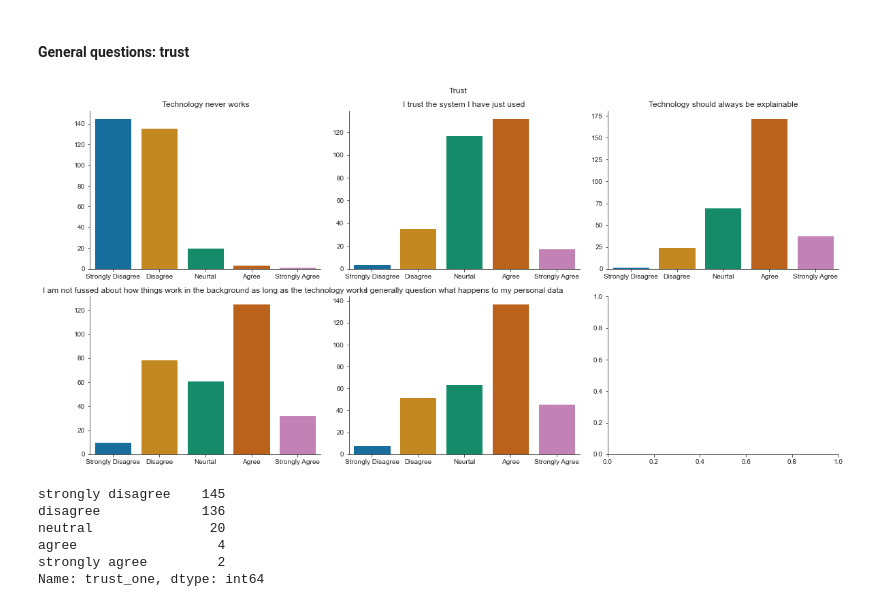
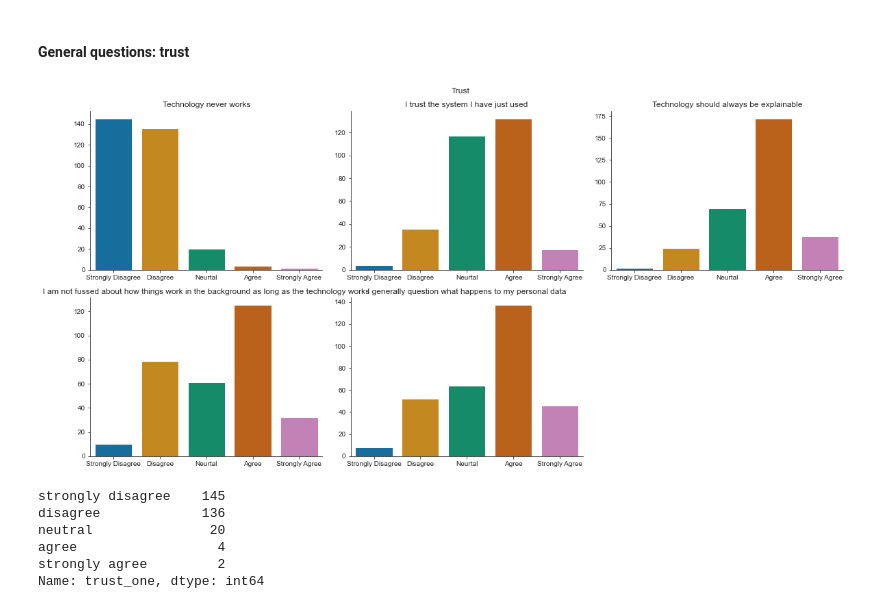
Before and after one commit to MuseRec/analytics, a Jupyter notebook: notebooks/post-study.ipynb, the cells around one changed output. Saved outputs shown, nothing was run; the diff lists cells and outputs as text; code cells hidden in the pictures.

```diff
--- a/notebooks/post-study.ipynb
+++ b/notebooks/post-study.ipynb
@@ -369,10 +369,10 @@ plt.savefig('../plots/post-study/perceived_quality_by_model_type.png', dpi = 300
 # %% [markdown]
 #### Choice Satisfaction by type of recommendation model used
 # %%
-fig, axes = plt.subplots(nrows = 3, ncols = 3, figsize = (16, 8))
+fig, axes = plt.subplots(nrows = 4, ncols = 2, figsize = (16, 16)) # 16, 8
 axes = axes.ravel()
 
-for ax, q in zip(axes, questions['satisfaction']):
+for ax, q, caption in zip(axes, questions['satisfaction'], ['a', 'b', 'c', 'd', 'e', 'f', 'g', 'h', 'i']):
     p = sns.countplot(
         x = q,
         data = data_formatted[data_formatted.condition == 'model'],
@@ -382,7 +382,7 @@ for ax, q in zip(axes, questions['satisfaction']):
     )
     p.set(
         ylabel = '',
-        xlabel = '',
+        xlabel = '(' + caption + ')',
         xticklabels = likert_mapping['formatted'],
         title = question_mappings[q]
     )
@@ -673,0 +694,25 @@ plt.savefig('../plots/post-study/relevant.png', dpi = 300)
+# %%
+fig, axes = plt.subplots(nrows = 2, ncols = 2, figsize = (16, 8))
+axes = axes.ravel()
+
+for ax, q in zip(axes, questions['relevant']):
+    p = sns.countplot(
+        x = q, data = data_formatted, ax = ax,
+        order = likert_mapping['order'],
+        hue = 'art_knowledge'
+    )
+    p.set(
+        ylabel = '',
+        xlabel = '',
+        xticklabels = likert_mapping['formatted'],
+        title = question_mappings[q]
+    )
+    p.legend_.set_title(domain_knowledge_mappings['art_knowledge_title'])
+    for t, l in zip(p.legend_.texts, domain_knowledge_mappings['art_knowledge']):
+        t.set_text(l)
+
+fig.suptitle('Relevance')
+sns.despine()
+plt.tight_layout()
+# plt.savefig('../plots/post-study/relevant.png', dpi = 300)
+plt.show()
@@ -675,27 +722,29 @@ plt.savefig('../plots/post-study/relevant.png', dpi = 300)
 #### General questions: trust
 # %%
 fig, axes = plt.subplots(nrows = 2, ncols = 3, figsize = (16, 8))
+# print(axes.shape)
+fig.delaxes(axes[1][2])
 axes = axes.ravel()
 
 for ax, q in zip(axes, questions['trust']):
     p = sns.countplot(
         x = q, data = post_study, ax = ax,
         order = likert_mapping['order']
     )
     p.set(
         ylabel = '',
         xlabel = '',
         xticklabels = likert_mapping['formatted'],
         title = question_mappings[q]
     )
 
 fig.suptitle('Trust')
 sns.despine()
 plt.tight_layout()
 plt.savefig('../plots/post-study/trust.png', dpi = 300)
 # plt.show()
 # %% [output]
-[figure, old version]
+[figure, new version]
 # %%
 post_study['trust_one'].value_counts()
 # %% [output]
```
Also changed, not shown: parts of 4 cells of this notebook, 4 other files.
